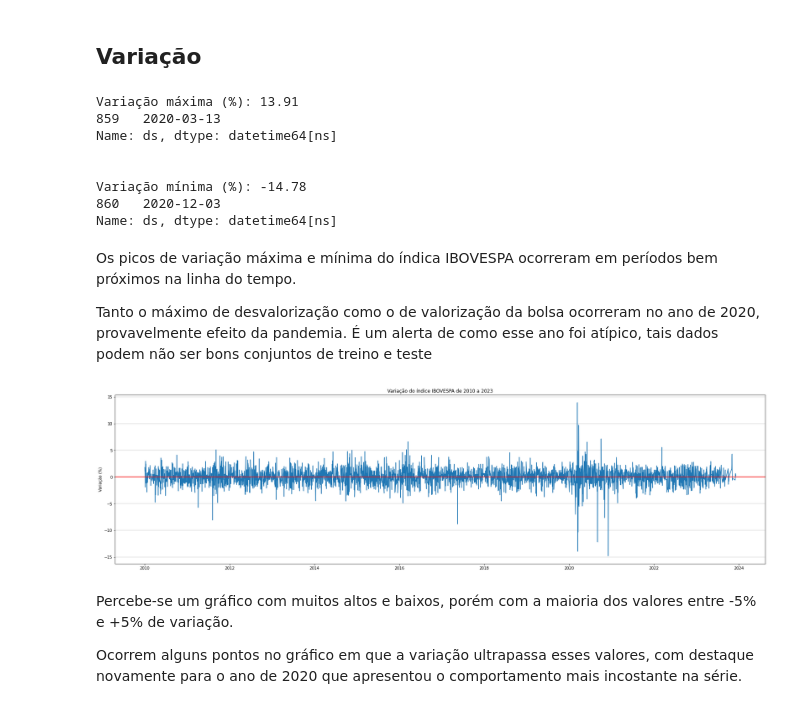
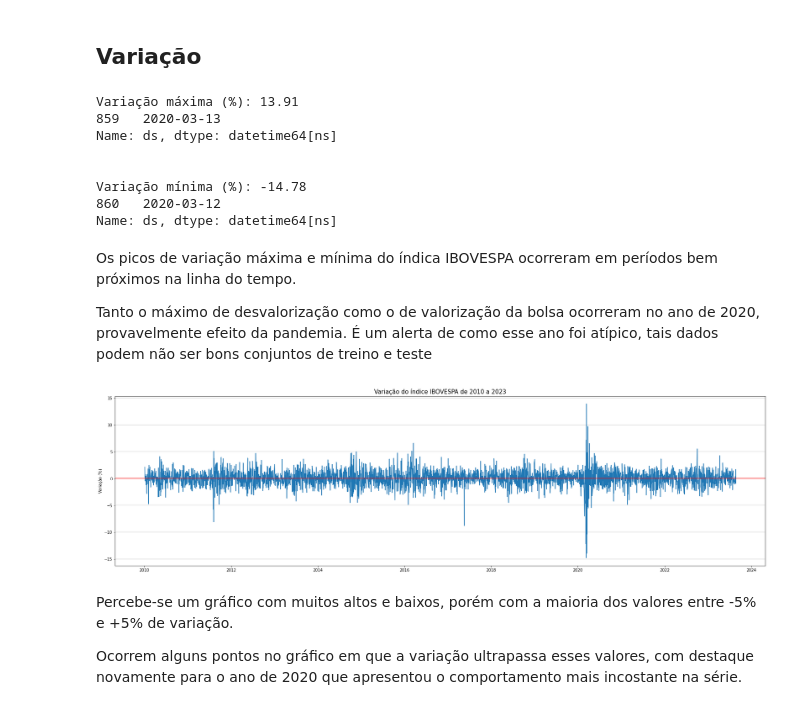
Before and after one commit to jackson-simionato/fase2_pos_tech, a Jupyter notebook: Fase2_Tech_Challenge/Fase2_Tech_Challenge.ipynb, the cells around one changed output. Saved outputs shown, nothing was run; the diff lists cells and outputs as text; code cells hidden in the pictures.

```diff
--- a/Fase2_Tech_Challenge/Fase2_Tech_Challenge.ipynb
+++ b/Fase2_Tech_Challenge/Fase2_Tech_Challenge.ipynb
@@ -72,7 +72,7 @@ Existem algumas inconsistências na base. Coluna de data está como tipo texto,
 ## Ajuste nos tipos de dados
 # %%
 # Coluna Data com tipo datetime
-dados = pd.read_csv(dados_path, parse_dates=[0])
+dados = pd.read_csv(dados_path, parse_dates=[0], dayfirst=True)
 
 dados.head()
 # %% [output]
@@ -166,7 +166,7 @@ Name: ds, dtype: datetime64[ns]
 
 
 Variação mínima (%): -14.78
-860   2020-12-03
+860   2020-03-12
 Name: ds, dtype: datetime64[ns]
 # %% [markdown]
 Os picos de variação máxima e mínima do índica IBOVESPA ocorreram em períodos bem próximos na linha do tempo.
@@ -175,18 +175,18 @@ Tanto o máximo de desvalorização  como o de valorização da bolsa ocorreram
 # %%
 fig, ax = plt.subplots(figsize=(30,8))
 
 sns.lineplot(dados, x='ds', y='variacao', ax=ax)
 ax.axhline(y=0, color='red')
 
 ax.grid(True, color='black', linewidth=0.2, axis='y')
 
-ax.set_title('Variação do índice IBOVESPA de 2010 a 2023')
+ax.set_title('Variação do índice IBOVESPA de 2010 a 2023', fontsize=15)
 ax.set_xlabel('')
 ax.set_ylabel('Variação (%)')
 
 plt.show()
 # %% [output]
-[figure, old version]
+[figure, new version]
 # %% [markdown]
 Percebe-se um gráfico com muitos altos e baixos, porém com a maioria dos valores entre -5% e +5% de variação.
 
```
Also changed, not shown: parts of 58 cells of this notebook, 3 other files.
